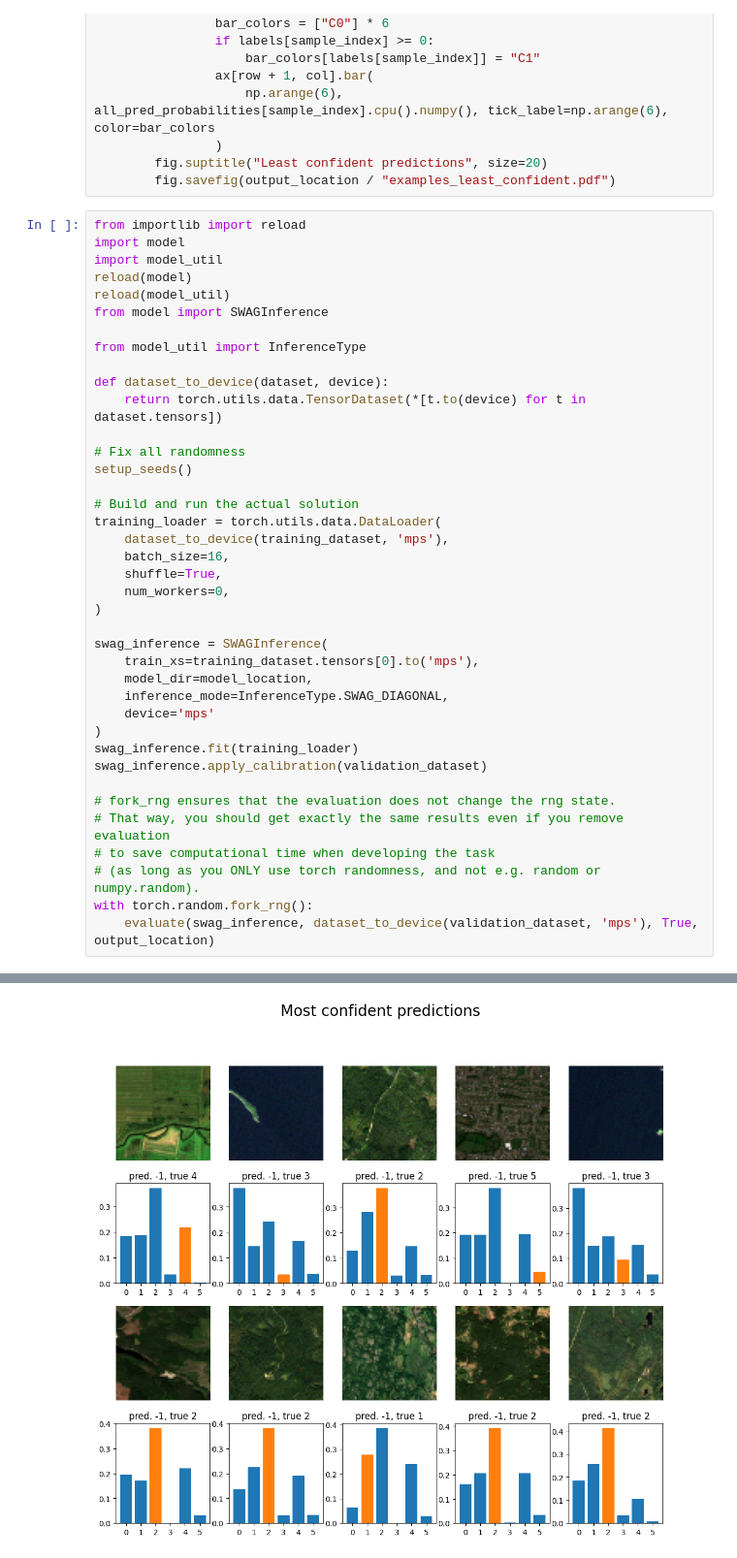
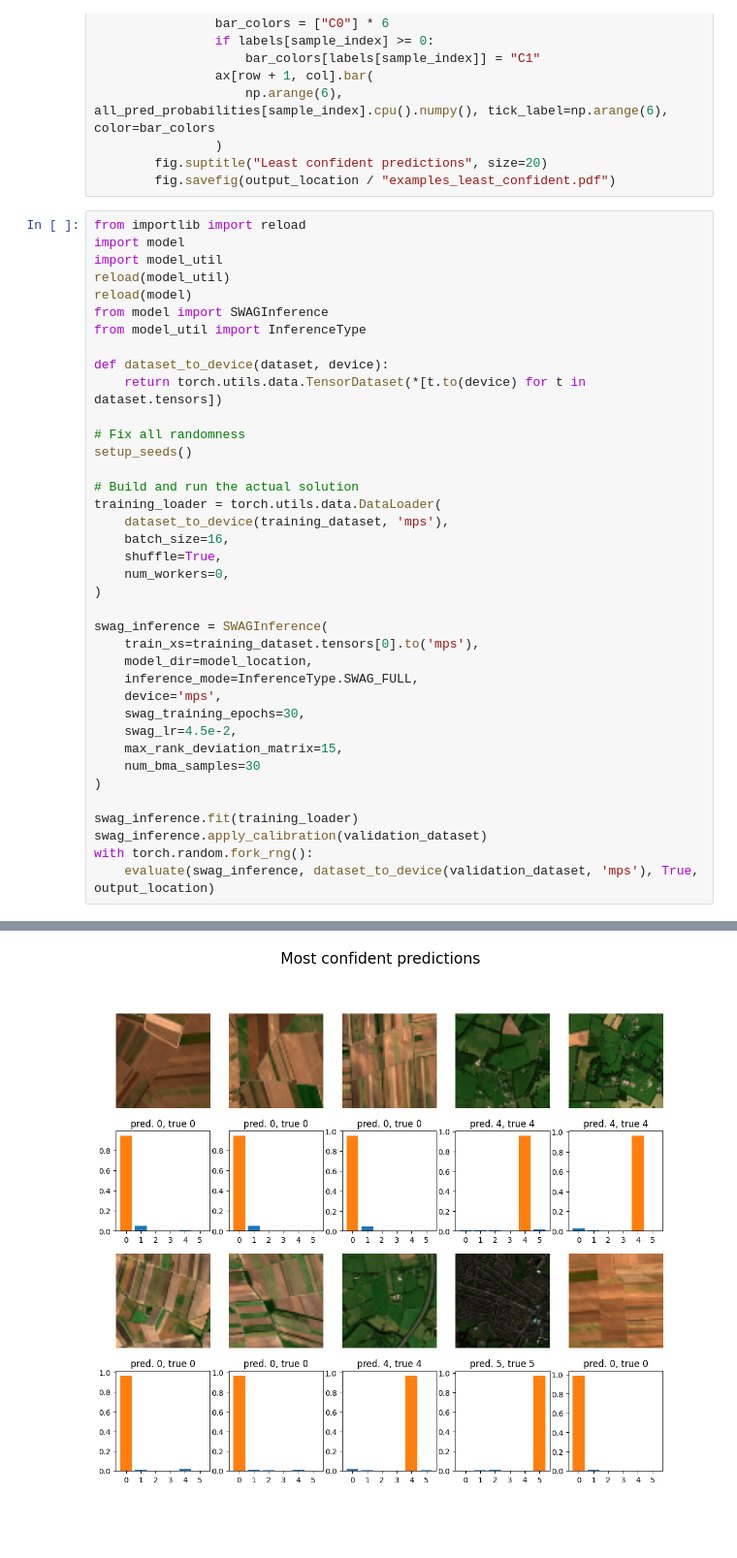
Before and after one commit to LuisCarretero/PAI-task2, a Jupyter notebook: src/dev.ipynb, the cells around one changed output, grey strips where cells are left out. Shown at 97% size. Drawn from its saved outputs; the diff is of its cells as text; blank space fills up the shorter version.

```diff
--- a/src/dev.ipynb
+++ b/src/dev.ipynb
@@ -143,10 +143,9 @@ def evaluate(swag_inference: SWAGInference, eval_dataset: torch.utils.data.Datas
 from importlib import reload
 import model
 import model_util
+reload(model_util)
 reload(model)
-reload(model_util)
 from model import SWAGInference
-
 from model_util import InferenceType
 
 def dataset_to_device(dataset, device):
@@ -166,16 +165,16 @@ training_loader = torch.utils.data.DataLoader(
 swag_inference = SWAGInference(
     train_xs=training_dataset.tensors[0].to('mps'),
     model_dir=model_location,
-    inference_mode=InferenceType.SWAG_DIAGONAL,
-    device='mps'
+    inference_mode=InferenceType.SWAG_FULL,
+    device='mps',
+    swag_training_epochs=30,
+    swag_lr=4.5e-2,
+    max_rank_deviation_matrix=15,
+    num_bma_samples=30
 )
+
 swag_inference.fit(training_loader)
 swag_inference.apply_calibration(validation_dataset)
-
-# fork_rng ensures that the evaluation does not change the rng state.
-# That way, you should get exactly the same results even if you remove evaluation
-# to save computational time when developing the task
-# (as long as you ONLY use torch randomness, and not e.g. random or numpy.random).
 with torch.random.fork_rng():
     evaluate(swag_inference, dataset_to_device(validation_dataset, 'mps'), True, output_location)
 # %% [output]
@@ -194 +193 @@ Plotting least confident validation set predictions
-[figure, old version]
+[figure, new version]
```
Also changed, not shown: parts of 8 cells of this notebook, 7 other files.
